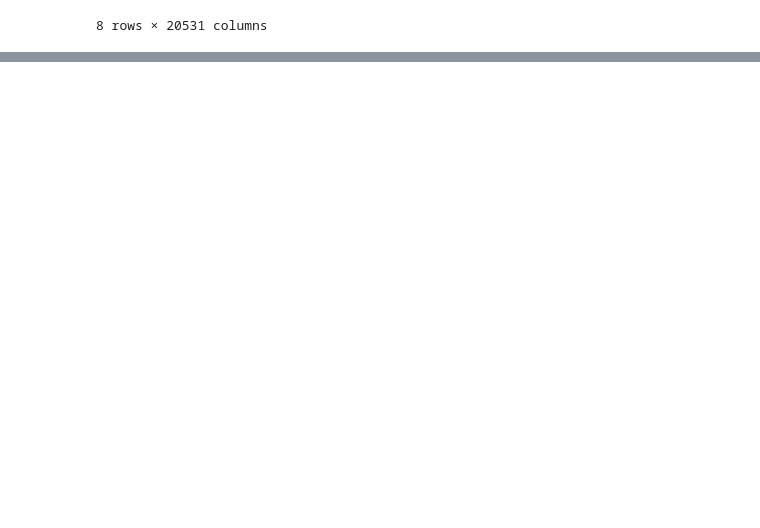
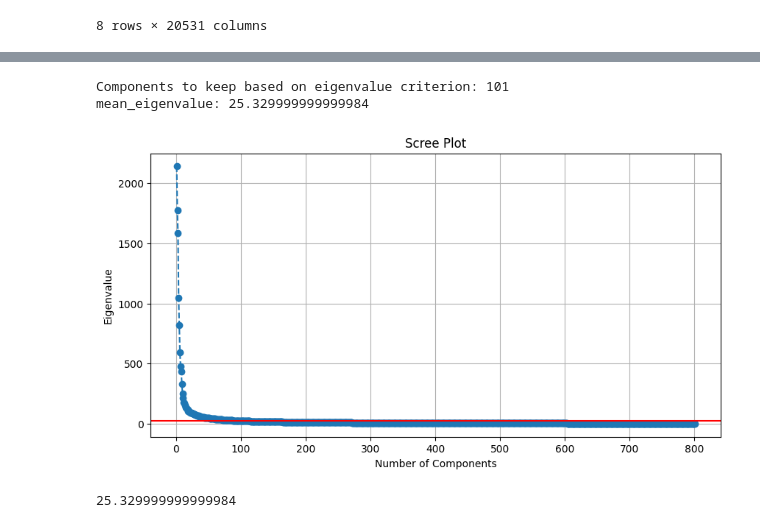
Before and after one commit to EdwinR01/DANA_4840, a Jupyter notebook: Thi_dana4840.ipynb, the cells around one changed output, grey strips where cells are left out. Saved outputs shown, nothing was run; the diff lists cells and outputs as text; code cells hidden in the pictures; blank space fills up the shorter version.

```diff
--- a/Thi_dana4840.ipynb
+++ b/Thi_dana4840.ipynb
@@ -79,0 +95,3 @@ merged_df.describe()
+# %%
+merged_df.drop('Unnamed: 0', axis=1, inplace=True)
+merged_df.info()
@@ -79,0 +104,11 @@ merged_df.describe()
+# %%
+from sklearn.decomposition import PCA
+from sklearn.preprocessing import StandardScaler
+
+# Assume X is your high-dimensional data
+X = merged_df.iloc[:,1:]
+
+# Scale features
+scaler = StandardScaler()
+X_scaled = scaler.fit_transform(X)
+X_scaled
@@ -79,0 +129,3 @@ merged_df.describe()
+# %%
+pca = PCA()
+X_pca = pca.fit_transform(X_scaled)
@@ -79,0 +171,30 @@ merged_df.describe()
+# %%
+#### Kaise Criterion
+# Eigenvalues >mean
+mean_eigenvalue = np.mean(pca.explained_variance_)
+
+# Components with eigenvalues > mean of eigenvalue
+components_to_keep = pca.explained_variance_ > mean_eigenvalue
+print("Components to keep based on eigenvalue criterion:", components_to_keep.sum())
+print("mean_eigenvalue:",mean_eigenvalue)
+# %% [output]
+Components to keep based on eigenvalue criterion: 101
+mean_eigenvalue: 25.329999999999984
+# %%
+plt.figure(figsize=(10, 5))
+plt.plot(range(1, len(pca.explained_variance_) + 1), pca.explained_variance_, marker='o', linestyle='--')
+plt.title('Scree Plot')
+plt.xlabel('Number of Components')
+plt.ylabel('Eigenvalue')
+plt.axhline(y=mean_eigenvalue, color='r', linestyle='-')
+plt.grid(True)
+plt.show()
+# %% [output]
+[figure, added]
+# %%
+#Choose PCA =183
+pca = PCA(n_components=183)
+X_pca = pca.fit_transform(X_scaled)
+#create  a database for it
+# %% [output]
+25.329999999999984
```
Also changed, not shown: parts of 8 cells of this notebook.
